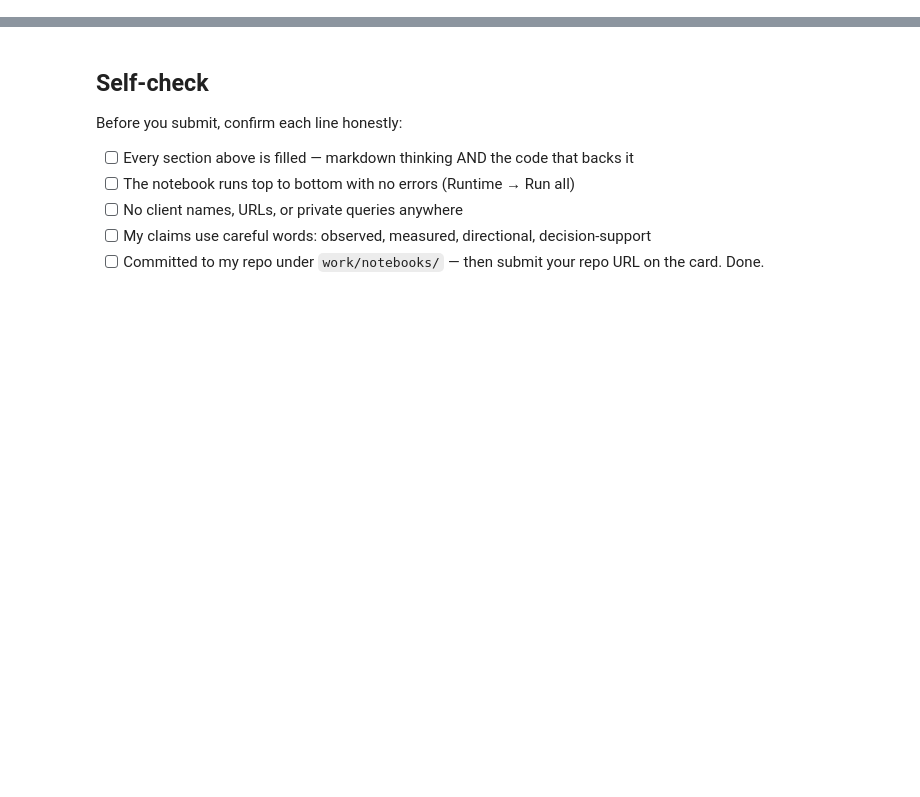
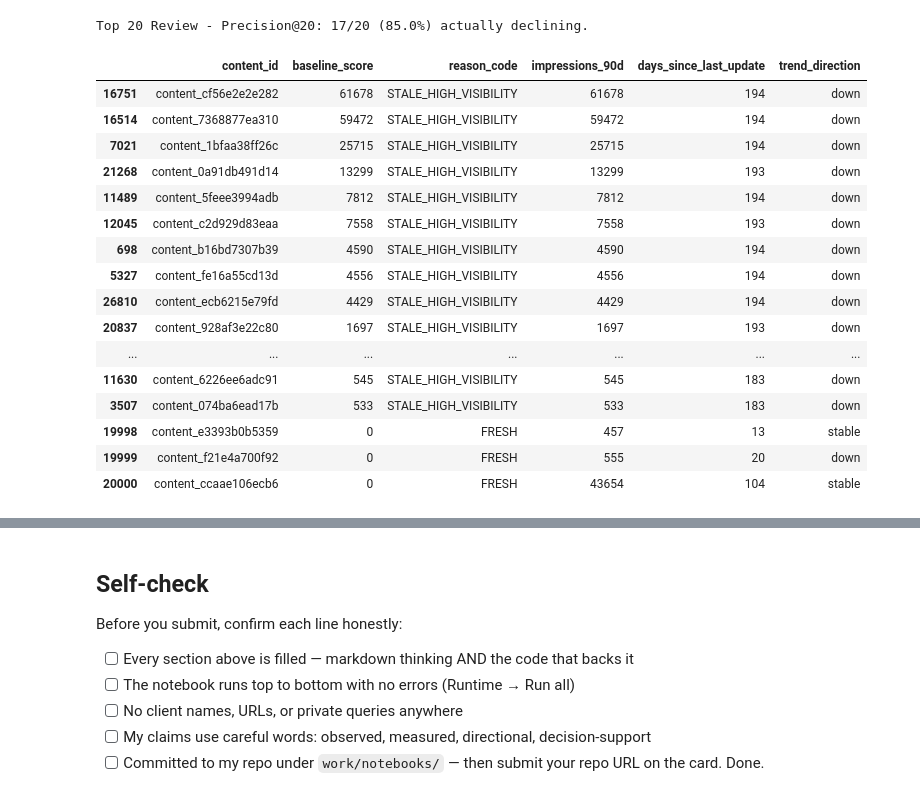
Before and after one commit to Bivo2004/my-ml-internship, a Jupyter notebook: work/notebooks/w04_baseline_score.ipynb, the cells around one changed output, grey strips where cells are left out. Cells and saved outputs as stored; diff of their text form; code cells hidden in the pictures; blank space fills up the shorter version.

```diff
--- a/work/notebooks/w04_baseline_score.ipynb
+++ b/work/notebooks/w04_baseline_score.ipynb
@@ -36,0 +46,23 @@ This skeleton is yours to fill. Work the sections **in order** — each one has
+# %%
+# 1. Define the rule components
+stale_mask = df["days_since_last_update"] >= 180
+visible_mask = df["impressions_90d"] >= 500
+
+# 2. Assign Reason Codes
+df["reason_code"] = "FRESH"
+df.loc[stale_mask & ~visible_mask, "reason_code"] = "STALE_LOW_VISIBILITY"
+df.loc[stale_mask & visible_mask, "reason_code"] = "STALE_HIGH_VISIBILITY"
+
+# 3. Calculate baseline score (rank high-visibility stale pages first)
+df["baseline_score"] = stale_mask.astype(int) * visible_mask.astype(int) * df["impressions_90d"]
+
+# 4. Sort and create the queue
+queue = df.sort_values("baseline_score", ascending=False).copy()
+
+# 5. Write to CSV
+os.makedirs("work/outputs", exist_ok=True)
+out_path = "work/outputs/baseline_action_score.csv"
+queue.to_csv(out_path, index=False)
+
+print(f"Queue generated and saved to {out_path}")
+print(f"Top score in the queue: {queue['baseline_score'].iloc[0]}")
@@ -36,0 +82,28 @@ This skeleton is yours to fill. Work the sections **in order** — each one has
+# %%
+# Display the Top 20 for review
+top_20 = queue[["content_id", "baseline_score", "reason_code", "impressions_90d", "days_since_last_update", "trend_direction"]].head(20)
+
+# Calculate how many of our top 20 are actually declining (Precision@20)
+actual_declining = (top_20["trend_direction"] == "down").sum()
+
+print(f"Top 20 Review - Precision@20: {actual_declining}/20 ({(actual_declining/20):.1%}) actually declining.")
+display(top_20)
+# %% [output]
+Top 20 Review - Precision@20: 17/20 (85.0%) actually declining.
+|  | content_id | baseline_score | reason_code | impressions_90d | days_since_last_update | trend_direction |
+| 16751 | content_cf56e2e2e282 | 61678 | STALE_HIGH_VISIBILITY | 61678 | 194 | down |
+| 16514 | content_7368877ea310 | 59472 | STALE_HIGH_VISIBILITY | 59472 | 194 | down |
+| 7021 | content_1bfaa38ff26c | 25715 | STALE_HIGH_VISIBILITY | 25715 | 194 | down |
+| 21268 | content_0a91db491d14 | 13299 | STALE_HIGH_VISIBILITY | 13299 | 193 | down |
+| 11489 | content_5feee3994adb | 7812 | STALE_HIGH_VISIBILITY | 7812 | 194 | down |
+| 12045 | content_c2d929d83eaa | 7558 | STALE_HIGH_VISIBILITY | 7558 | 193 | down |
+| 698 | content_b16bd7307b39 | 4590 | STALE_HIGH_VISIBILITY | 4590 | 194 | down |
+| 5327 | content_fe16a55cd13d | 4556 | STALE_HIGH_VISIBILITY | 4556 | 194 | down |
+| 26810 | content_ecb6215e79fd | 4429 | STALE_HIGH_VISIBILITY | 4429 | 194 | down |
+| 20837 | content_928af3e22c80 | 1697 | STALE_HIGH_VISIBILITY | 1697 | 193 | down |
+| ... | ... | ... | ... | ... | ... | ... |
+| 11630 | content_6226ee6adc91 | 545 | STALE_HIGH_VISIBILITY | 545 | 183 | down |
+| 3507 | content_074ba6ead17b | 533 | STALE_HIGH_VISIBILITY | 533 | 183 | down |
+| 19998 | content_e3393b0b5359 | 0 | FRESH | 457 | 13 | stable |
+| 19999 | content_f21e4a700f92 | 0 | FRESH | 555 | 20 | down |
+| 20000 | content_ccaae106ecb6 | 0 | FRESH | 43654 | 104 | stable |
```
Also changed, not shown: parts of 14 cells of this notebook.
